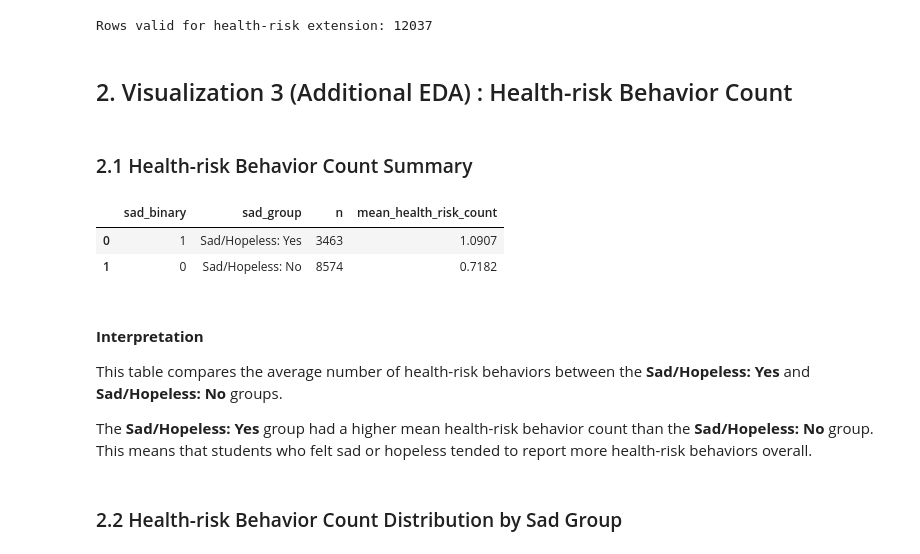
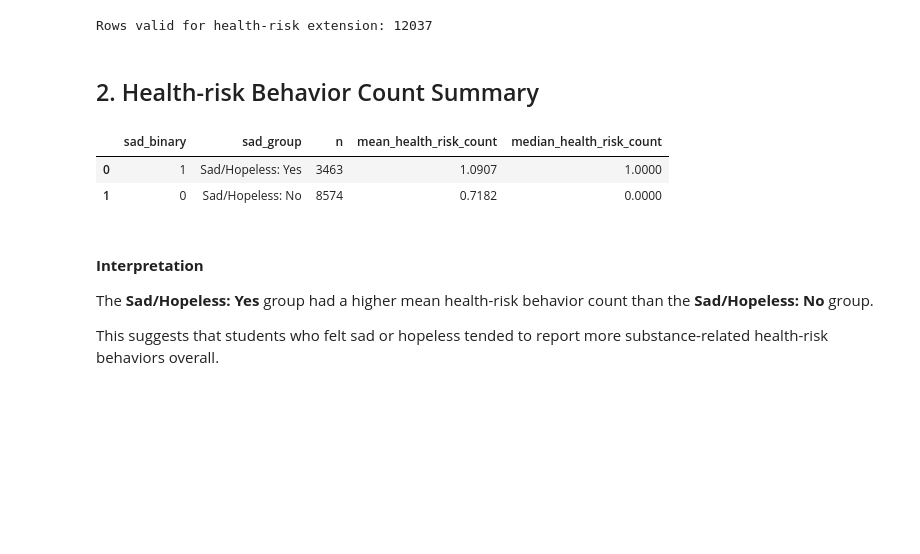
Before and after one commit to asd854026/2026-Spring-Stat2-Cycle3, a Jupyter notebook: notebooks/02_EDA_Additional.ipynb, the cells around one changed output. Saved outputs shown, nothing was run; the diff lists cells and outputs as text; code cells hidden in the pictures; blank space fills up the shorter version.

```diff
--- a/notebooks/02_EDA_Additional.ipynb
+++ b/notebooks/02_EDA_Additional.ipynb
@@ -34,39 +45,36 @@ print("Rows valid for health-risk extension:", len(health_risk))
 # %% [output]
 Rows valid for health-risk extension: 12037
 # %% [markdown]
-## 2. Visualization 3 (Additional EDA) : Health-risk Behavior Count
+## 2. Health-risk Behavior Count Summary
-# %% [markdown]
-### 2.1 Health-risk Behavior Count Summary
 # %%
 health_risk_summary = (
     health_risk
     .groupby(["sad_binary", "sad_group"], as_index=False)
     .agg(
         n=("health_risk_behavior_count", "count"),
         mean_health_risk_count=("health_risk_behavior_count", "mean"),
+        median_health_risk_count=("health_risk_behavior_count", "median")
     )
 )
 
 health_risk_summary = health_risk_summary.sort_values(
     "sad_binary",
     ascending=False
 ).reset_index(drop=True)
 
 health_risk_summary.to_csv(
     TAB_DIR / "02_health_risk_behavior_count_summary_by_sad_group.csv",
     index=False
 )
 
 display(health_risk_summary)
 # %% [output]
-|  | sad_binary | sad_group | n | mean_health_risk_count |
-| 0 | 1 | Sad/Hopeless: Yes | 3463 | 1.0907 |
-| 1 | 0 | Sad/Hopeless: No | 8574 | 0.7182 |
+|  | sad_binary | sad_group | n | mean_health_risk_count | median_health_risk_count |
+| 0 | 1 | Sad/Hopeless: Yes | 3463 | 1.0907 | 1.0000 |
+| 1 | 0 | Sad/Hopeless: No | 8574 | 0.7182 | 0.0000 |
 # %% [markdown]
 #### **Interpretation**
 
-This table compares the average number of health-risk behaviors between the **Sad/Hopeless: Yes** and **Sad/Hopeless: No** groups.
+The **Sad/Hopeless: Yes** group had a higher mean health-risk behavior count than the **Sad/Hopeless: No** group.
 
-The **Sad/Hopeless: Yes** group had a higher mean health-risk behavior count than the **Sad/Hopeless: No** group. This means that students who felt sad or hopeless tended to report more health-risk behaviors overall.
+This suggests that students who felt sad or hopeless tended to report more substance-related health-risk behaviors overall.
-# %% [markdown]
-### 2.2 Health-risk Behavior Count Distribution by Sad Group
```
Also changed, not shown: parts of 16 cells of this notebook, 23 other files.
